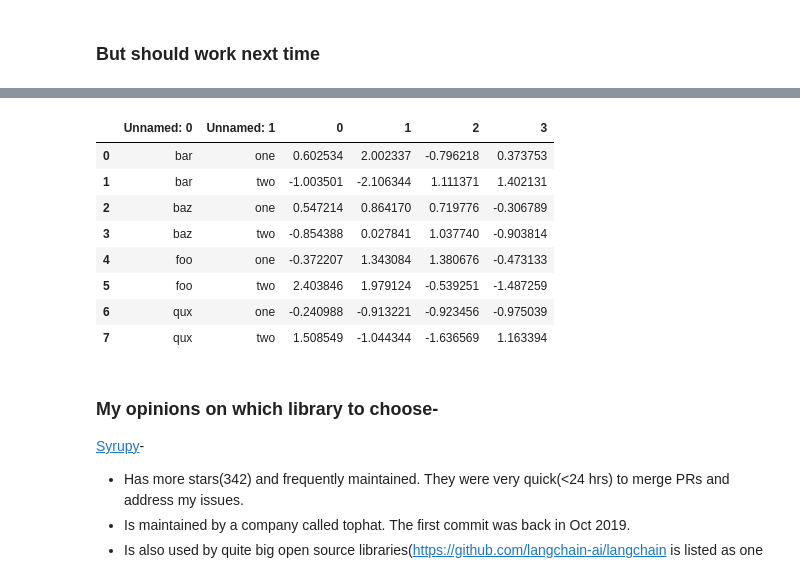
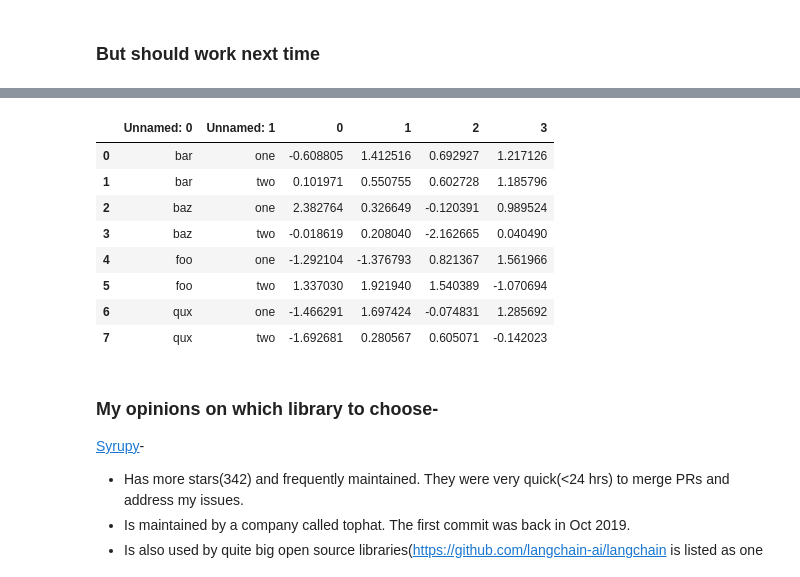
Before and after one commit to atharva-2001/comp, a Jupyter notebook: comp.ipynb, the cells around one changed output, grey strips where cells are left out. Drawn from its saved outputs; the diff is of its cells as text; code cells hidden in the pictures.

```diff
--- a/comp.ipynb
+++ b/comp.ipynb
@@ -765,17 +767,17 @@ t_716e1676229c4afba3797ca226bf4bee.py::test_grids3[data1] PASSED
 
 3 directories, 14 files
 # %%
-pd.read_csv("./t_716e1676229c4afba3797ca226bf4bee/test_pd_multindex.csv")
+pd.read_csv("./t_d61eca483eb04e9c9d88ad16f2cbc5d1/test_pd_multindex.csv")
 # %% [output]
 |  | Unnamed: 0 | Unnamed: 1 | 0 | 1 | 2 | 3 |
-| 0 | bar | one | 0.602534 | 2.002337 | -0.796218 | 0.373753 |
-| 1 | bar | two | -1.003501 | -2.106344 | 1.111371 | 1.402131 |
-| 2 | baz | one | 0.547214 | 0.864170 | 0.719776 | -0.306789 |
-| 3 | baz | two | -0.854388 | 0.027841 | 1.037740 | -0.903814 |
-| 4 | foo | one | -0.372207 | 1.343084 | 1.380676 | -0.473133 |
-| 5 | foo | two | 2.403846 | 1.979124 | -0.539251 | -1.487259 |
-| 6 | qux | one | -0.240988 | -0.913221 | -0.923456 | -0.975039 |
-| 7 | qux | two | 1.508549 | -1.044344 | -1.636569 | 1.163394 |
+| 0 | bar | one | -0.608805 | 1.412516 | 0.692927 | 1.217126 |
+| 1 | bar | two | 0.101971 | 0.550755 | 0.602728 | 1.185796 |
+| 2 | baz | one | 2.382764 | 0.326649 | -0.120391 | 0.989524 |
+| 3 | baz | two | -0.018619 | 0.208040 | -2.162665 | 0.040490 |
+| 4 | foo | one | -1.292104 | -1.376793 | 0.821367 | 1.561966 |
+| 5 | foo | two | 1.337030 | 1.921940 | 1.540389 | -1.070694 |
+| 6 | qux | one | -1.466291 | 1.697424 | -0.074831 | 1.285692 |
+| 7 | qux | two | -1.692681 | 0.280567 | 0.605071 | -0.142023 |
 # %% [markdown]
 ### My opinions on which library to choose-
 
```
Also changed, not shown: parts of 17 cells of this notebook, 17 other files.
